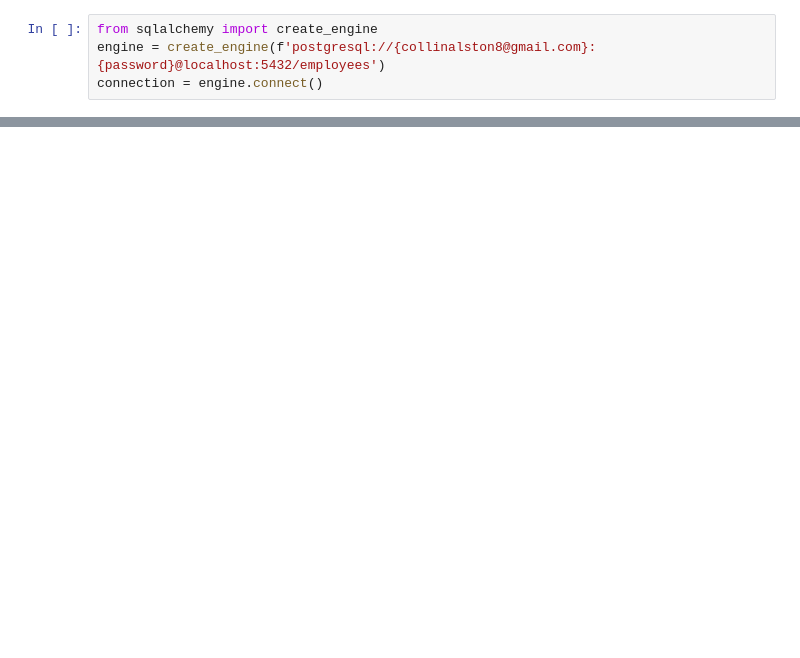
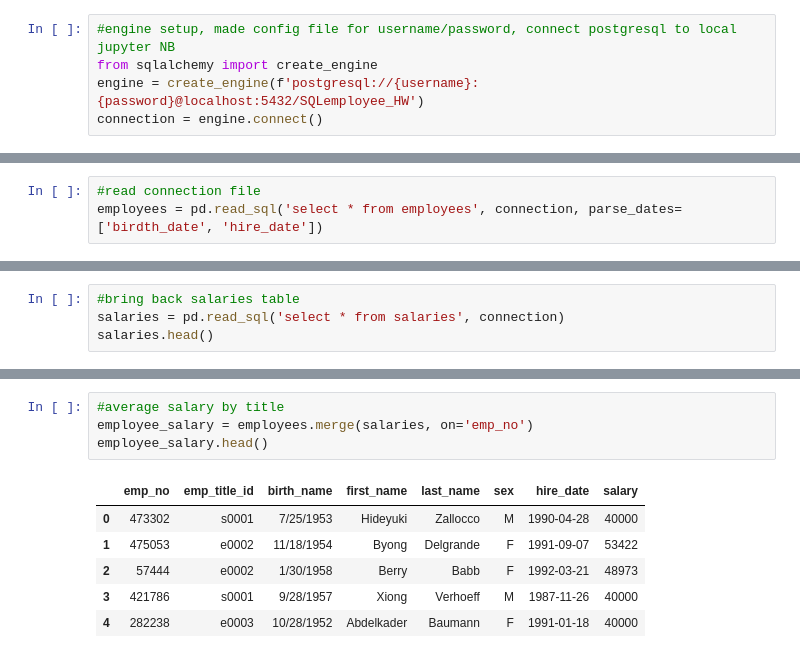
Before and after one commit to calston858/sql_challenge, a Jupyter notebook: EmployeeSQL/Employee.ipynb, the cells around one changed output, grey strips where cells are left out. Cells and saved outputs as stored; diff of their text form; blank space fills up the shorter version.

```diff
--- a/EmployeeSQL/Employee.ipynb
+++ b/EmployeeSQL/Employee.ipynb
@@ -5,4 +7,5 @@ import numpy as np
 # %%
+#engine setup, made config file for username/password, connect postgresql to local jupyter NB
 from sqlalchemy import create_engine
-engine = create_engine(f'postgresql://{collinalston8@gmail.com}:{password}@localhost:5432/employees')
+engine = create_engine(f'postgresql://{username}:{password}@localhost:5432/SQLemployee_HW')
 connection = engine.connect()
@@ -10,0 +12,3 @@ NameError: name 'collinalston8' is not defined
+# %%
+#read connection file
+employees = pd.read_sql('select * from employees', connection, parse_dates=['birdth_date', 'hire_date'])
@@ -10,0 +36,4 @@ NameError: name 'collinalston8' is not defined
+# %%
+#bring back salaries table
+salaries = pd.read_sql('select * from salaries', connection)
+salaries.head()
@@ -10,0 +69,11 @@ NameError: name 'collinalston8' is not defined
+# %%
+#average salary by title
+employee_salary = employees.merge(salaries, on='emp_no')
+employee_salary.head()
+# %% [output]
+|  | emp_no | emp_title_id | birth_name | first_name | last_name | sex | hire_date | salary |
+| 0 | 473302 | s0001 | 7/25/1953 | Hideyuki | Zallocco | M | 1990-04-28 | 40000 |
+| 1 | 475053 | e0002 | 11/18/1954 | Byong | Delgrande | F | 1991-09-07 | 53422 |
+| 2 | 57444 | e0002 | 1/30/1958 | Berry | Babb | F | 1992-03-21 | 48973 |
+| 3 | 421786 | s0001 | 9/28/1957 | Xiong | Verhoeff | M | 1987-11-26 | 40000 |
+| 4 | 282238 | e0003 | 10/28/1952 | Abdelkader | Baumann | F | 1991-01-18 | 40000 |
```
Also changed, not shown: parts of 13 cells of this notebook, 5 other files.
